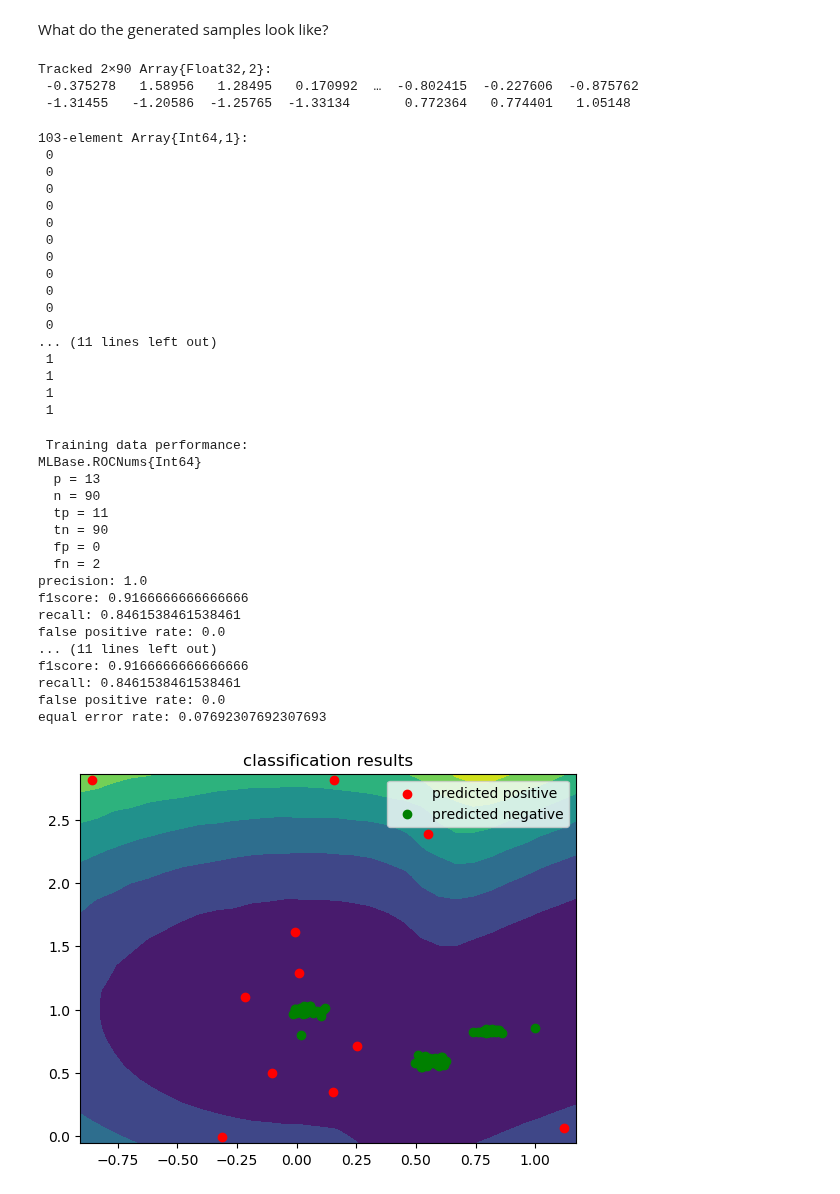
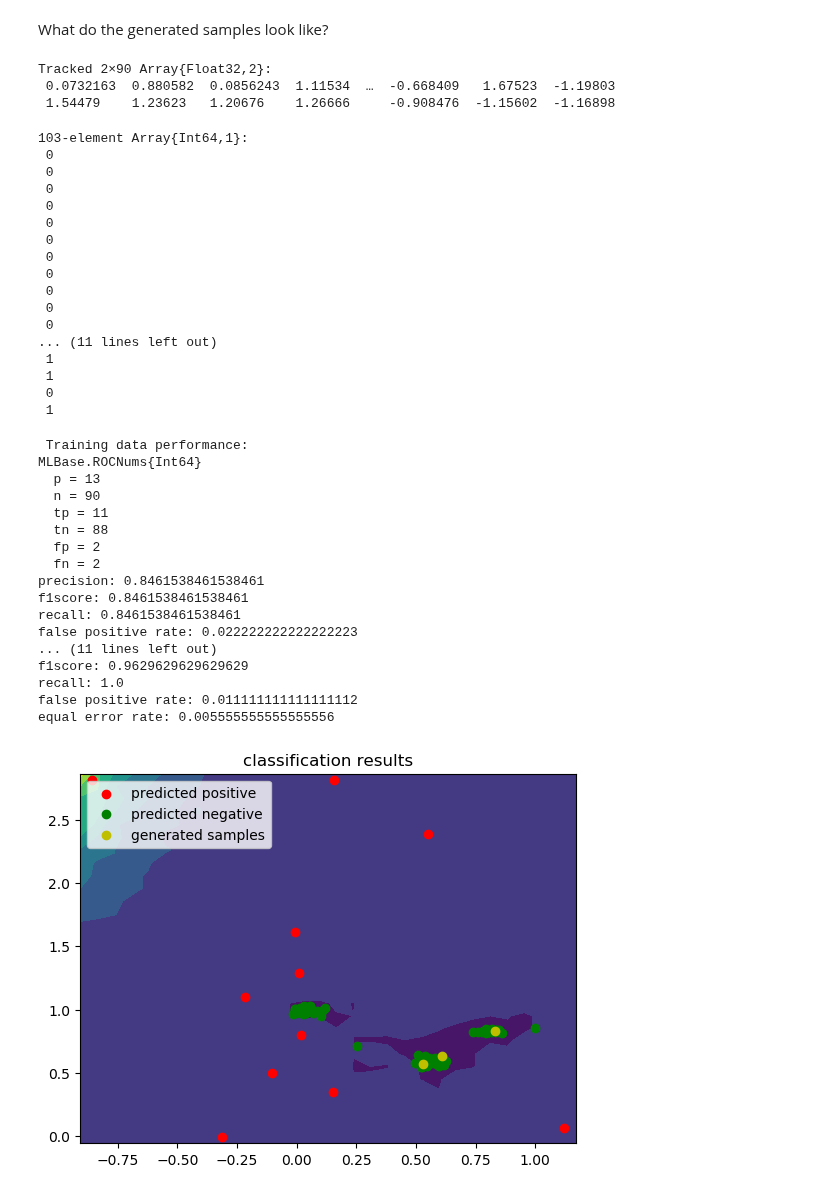
Before and after one commit to smidl/AnomalyDetection.jl, a Jupyter notebook: examples/VAE_anomaly_detection.ipynb, the cells around one changed output. Saved outputs shown, nothing was run; the diff lists cells and outputs as text; code cells hidden in the pictures.

Commit message:
VAE sigma estimation

```diff
--- a/examples/VAE_anomaly_detection.ipynb
+++ b/examples/VAE_anomaly_detection.ipynb
@@ -22,9 +22,14 @@ latentdim = 2
 nlayers = 2
 
 # setup the VAE object
+variant = :sigma
+    # :unit - output has unit variance
+    # :sigma - the variance of the output is estimated
 esize = [indim; hiddendim; hiddendim; latentdim*2] # encoder architecture
-dsize = [latentdim; hiddendim; hiddendim; indim] # decoder architecture
-lambda = 0.01 # KLD weight in loss function
+# decoder architecture
+(variant == :unit)? dsize = [latentdim; hiddendim; hiddendim; indim] :
+    dsize = [latentdim; hiddendim; hiddendim; 2*indim]
+lambda = 1 # KLD weight in loss function
 threshold = 0 # classification threshold, is recomputed using setthreshold!()
 contamination = size(Y[Y.==1],1)/size(Y, 1) # for automatic threshold computation
 iterations = 2000
@@ -35,12 +40,12 @@ L = 50 # batchsize
 # set low for training but high for classification
 activation = Flux.relu
 layer = Flux.Dense
-rdelta = 1e-3 # reconstruction error threshold for training stopping
+rdelta = Inf # reconstruction error threshold for training stopping
 Beta = 1.0 # for automatic threshold computation, in [0, 1]
 # 1.0 = tight around normal samples
 tracked = true # do you want to store training progress?
 # it can be later retrieved from model.traindata
 model = VAEmodel(esize, dsize, lambda, threshold, contamination, iterations, cbit, verbfit,
     L, M=M, activation = activation, layer = layer, rdelta = rdelta, Beta = Beta,
-    tracked = tracked)
+    tracked = tracked, variant = variant)
 # %% [output]
@@ -109,8 +116,8 @@ What do the generated samples look like?
 AnomalyDetection.sample_z(model, nX)
 # %% [output]
 Tracked 2×90 Array{Float32,2}:
- -0.375278   1.58956   1.28495   0.170992  …  -0.802415  -0.227606  -0.875762
- -1.31455   -1.20586  -1.25765  -1.33134       0.772364   0.774401   1.05148
+ 0.0732163  0.880582  0.0856243  1.11534  …  -0.668409   1.67523  -1.19803
+ 1.54479    1.23623   1.20676    1.26666     -0.908476  -1.15602  -1.16898
 # %%
 # predict labels on testing data
 model.M = 100 # for classification higher is better (more stable)
@@ -131,8 +138,8 @@ tryhat = AnomalyDetection.predict(model, X)
 ... (11 lines left out)
  1
  1
+ 0
  1
- 1
 # %%
 # get the labels and roc stats
 tryhat, tstyhat = AnomalyDetection.rocstats(dataset, dataset, model);
@@ -142,18 +149,18 @@ MLBase.ROCNums{Int64}
   p = 13
   n = 90
   tp = 11
-  tn = 90
-  fp = 0
+  tn = 88
+  fp = 2
   fn = 2
-precision: 1.0
-f1score: 0.9166666666666666
+precision: 0.8461538461538461
+f1score: 0.8461538461538461
 recall: 0.8461538461538461
-false positive rate: 0.0
+false positive rate: 0.022222222222222223
 ... (11 lines left out)
-f1score: 0.9166666666666666
-recall: 0.8461538461538461
-false positive rate: 0.0
-equal error rate: 0.07692307692307693
+f1score: 0.9629629629629629
+recall: 1.0
+false positive rate: 0.011111111111111112
+equal error rate: 0.005555555555555556
 # %%
 # anomaly score contour plot
 # get limits of the figure
@@ -169,21 +176,26 @@ for i in 1:size(y, 1)
         zz[i,j] = AnomalyDetection.anomalyscore(model, AnomalyDetection.Float.([x[j], y[i]]))
     end
 end
+
+# also generate some samples
+xgen = AnomalyDetection.generate(model, 3);
 # %%
 # plot it all
 f = figure()
 contourf(x, y, zz)
 scatter(X[1, tryhat.==1], X[2, tryhat.==1], c = "r",
     label = "predicted positive")
 scatter(X[1, tryhat.==0], X[2, tryhat.==0], c = "g",
     label = "predicted negative")
+scatter(xgen[1,:], xgen[2, :], c = "y",
+    label = "generated samples")
 title("classification results")
 xlim(xl)
 ylim(yl)
 legend()
 show()
 # %% [output]
-[figure, old version]
+[figure, new version]
 # %%
 # what are the codes?
 z1 = AnomalyDetection.getcode(model, X[:,1:30]).data
```
Also changed, not shown: parts of 8 cells of this notebook, 3 other files.
